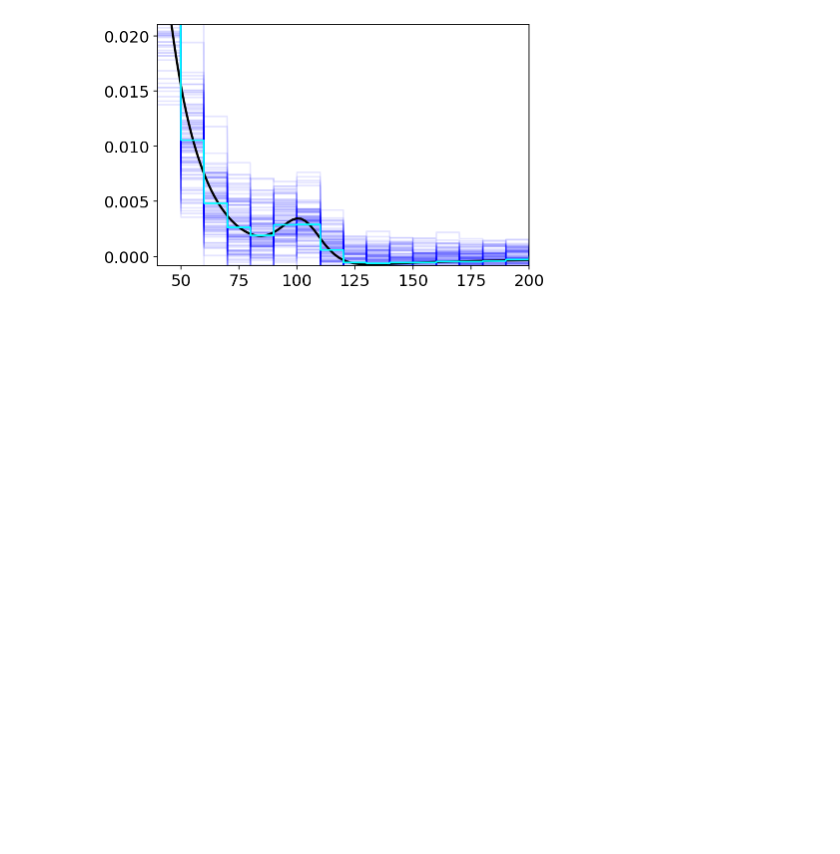
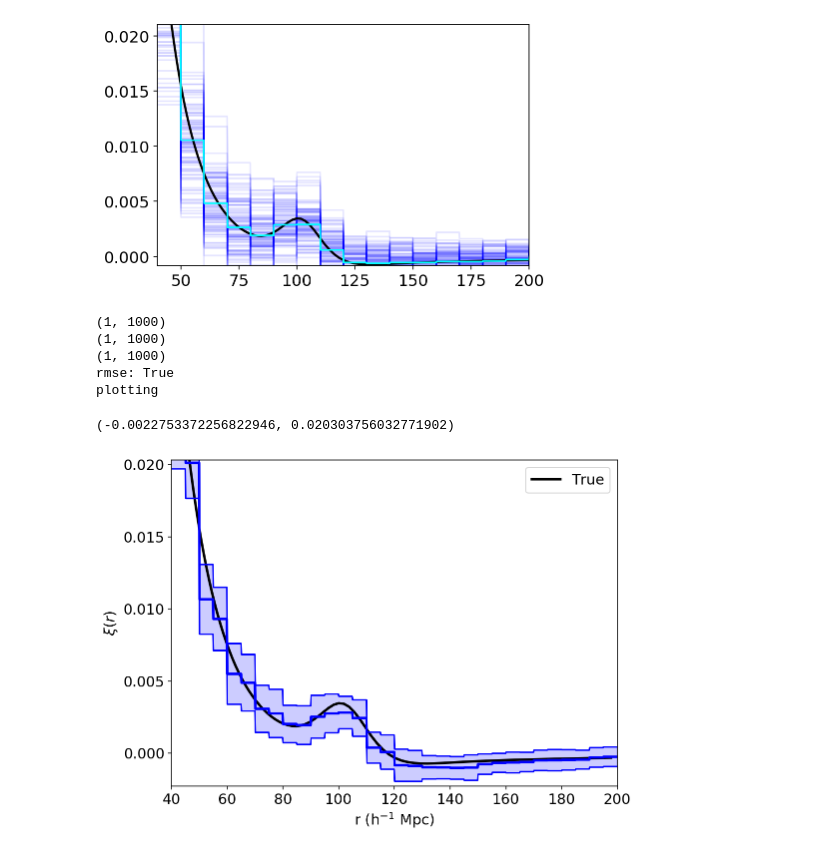
Before and after one commit to kstoreyf/continuous-estimator, a Jupyter notebook: code/new_proj.ipynb, the cells around one changed output. Drawn from its saved outputs; the diff is of its cells as text; code cells hidden in the pictures; blank space fills up the shorter version.

```diff
--- a/code/new_proj.ipynb
+++ b/code/new_proj.ipynb
@@ -28,11 +25,23 @@ The autoreload extension is already loaded. To reload it, use:
 # %%
 def plot_cf_err(rs, cf_arrs, r_true, cf_true, labels, colors):
 
-    mean = np.mean(cfs, axis=0)
-    std = np.std(cfs, axis=0)
-    error_regions = [mean-std, mean+std]
+    if np.array(rs).ndim == 1:
+        rs = [rs]
+    if np.array(cf_arrs).ndim == 2:
+        cf_arrs = np.array([cf_arrs])
 
-    plotter.plot_cf_cont([r], [mean], r_true, cf_true, labels, colors, error_regions=[error_regions])
+    cfs_mean = []
+    error_regions = []
+    for cfs in cf_arrs:
+        print(np.array(cfs).shape)
+        mean = np.mean(cfs, axis=0)
+        cfs_mean.append(mean)
+        std = np.std(cfs, axis=0)
+        error_regions.append([mean-std, mean+std])
+
+    print(np.array(rs).shape)
+    print(np.array(cfs_mean).shape)
+    plotter.plot_cf_cont(rs, cfs_mean, r_true, cf_true, labels, colors, error_regions=error_regions)
 # %%
 #cat_tag = 'test'
 #cat_tag = '_L750_N125k'
@@ -112,3 +124,38 @@ plt.ylim(min(xi), max(xi))
 # %% [output]
 (-0.0008365369486167396, 0.021026480444039874)
 [figure]
+# %%
+cat_tag = '_L750_N125k'
+#cat_tag = '_L750_n1e-4'
+cf_tag = '_tophat_bw10'
+Nrealizations = 15
+cat_dir = '../catalogs'
+result_dir = '../results/results_lognormal{}'.format(cat_tag)
+
+labels = [cf_tag]
+colors = ['blue']
+xis = []
+for Nr in range(Nrealizations):
+    cf_fn = '{}/cf{}{}_rlz{}.npy'.format(result_dir, cf_tag, cat_tag, Nr)
+    r_avg, xi, label = np.load(cf_fn, allow_pickle=True)
+    xis.append(xi)
+
+# true
+true_fn = '{}/inputs/cat{}_Rh_xi.txt'.format(cat_dir, cat_tag)
+r_true, xi_true = np.loadtxt(true_fn, unpack=True)
+
+b1 = 1.5
+xi_true *= b1**2
+
+plot_cf_err(r_avg, xis, r_true, xi_true, labels, colors)
+
+plt.xlim(min(r_avg), max(r_avg))
+plt.ylim(min(xi), max(xi))
+# %% [output]
+(1, 1000)
+(1, 1000)
+(1, 1000)
+rmse: True
+plotting
+(-0.0022753372256822946, 0.020303756032771902)
+[figure, added]
```
Also changed, not shown: parts of 17 cells of this notebook, 9 other files.
